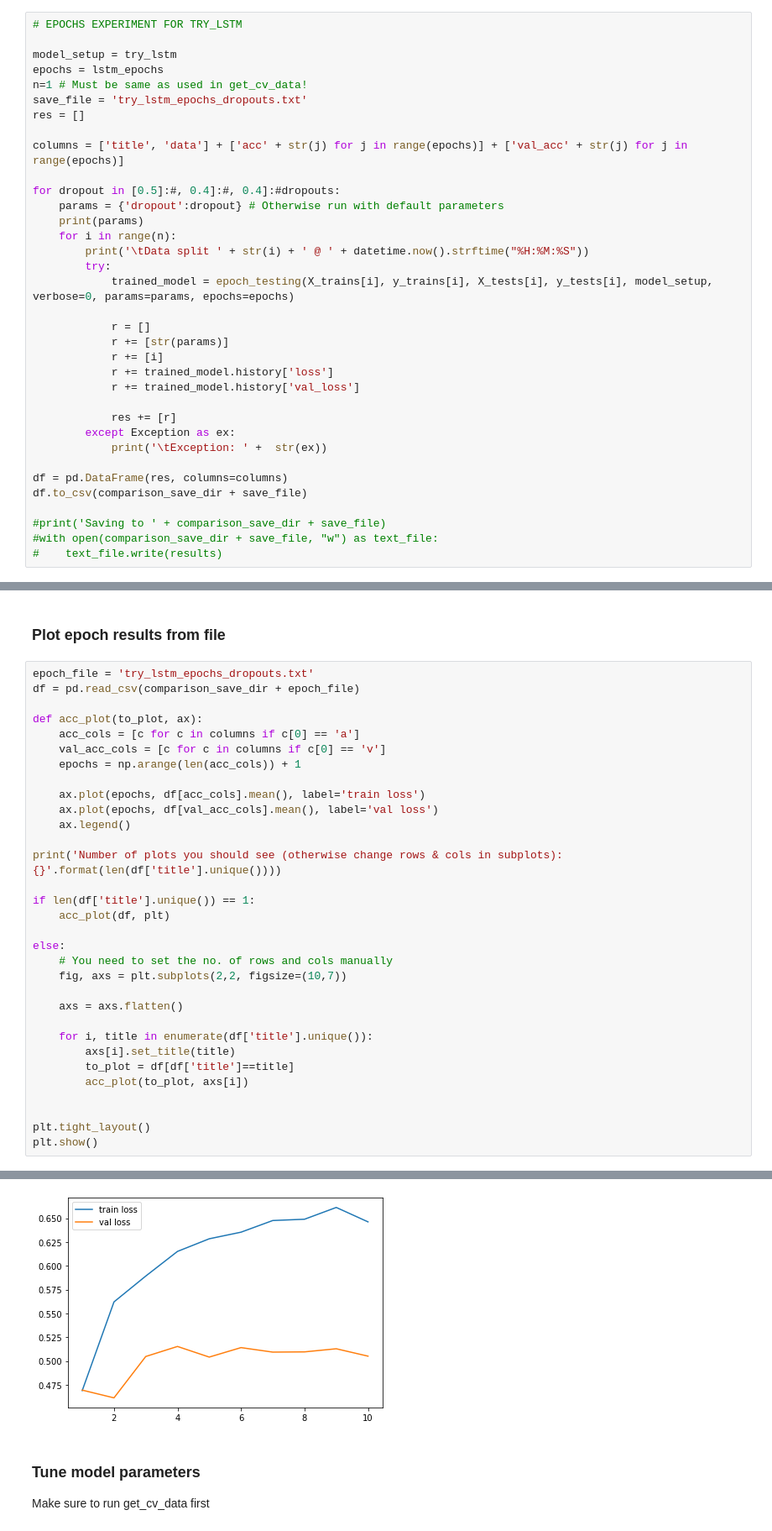
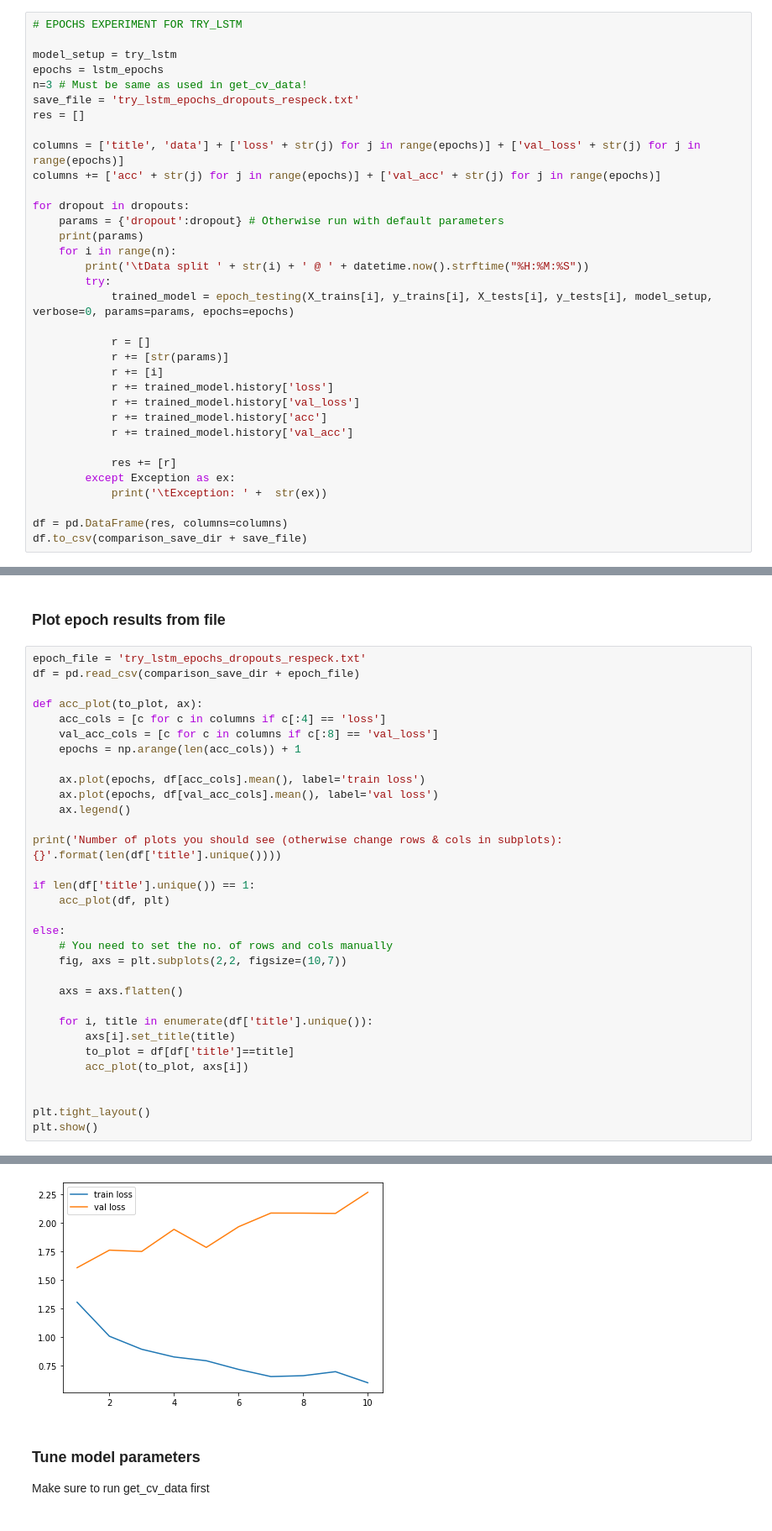
Before and after one commit to gwenty/pdiot-activity-tracker, a Jupyter notebook: ml/notebooks/03_training_full_model.ipynb, the cells around one changed output, grey strips where cells are left out. Shown at 84% size. Saved outputs shown, nothing was run; the diff lists cells and outputs as text.

Commit message:
Also save acc in epochs

```diff
--- a/ml/notebooks/03_training_full_model.ipynb
+++ b/ml/notebooks/03_training_full_model.ipynb
@@ -787,13 +787,14 @@ Make sure that the model setup function has defaults specified for everything!
 
 model_setup = try_lstm
 epochs = lstm_epochs
-n=1 # Must be same as used in get_cv_data!
-save_file = 'try_lstm_epochs_dropouts.txt'
+n=3 # Must be same as used in get_cv_data!
+save_file = 'try_lstm_epochs_dropouts_respeck.txt'
 res = []
 
-columns = ['title', 'data'] + ['acc' + str(j) for j in range(epochs)] + ['val_acc' + str(j) for j in range(epochs)]
+columns = ['title', 'data'] + ['loss' + str(j) for j in range(epochs)] + ['val_loss' + str(j) for j in range(epochs)]
+columns += ['acc' + str(j) for j in range(epochs)] + ['val_acc' + str(j) for j in range(epochs)]
 
-for dropout in [0.5]:#, 0.4]:#, 0.4]:#dropouts:
+for dropout in dropouts:
     params = {'dropout':dropout} # Otherwise run with default parameters
     print(params)
     for i in range(n):
@@ -806,6 +807,8 @@ for dropout in [0.5]:#, 0.4]:#, 0.4]:#dropouts:
             r += [i]
             r += trained_model.history['loss']
             r += trained_model.history['val_loss']
+            r += trained_model.history['acc']
+            r += trained_model.history['val_acc']
 
             res += [r]
         except Exception as ex:
@@ -813,8 +816,4 @@ for dropout in [0.5]:#, 0.4]:#, 0.4]:#dropouts:
 
 df = pd.DataFrame(res, columns=columns)
 df.to_csv(comparison_save_dir + save_file)
-
-#print('Saving to ' + comparison_save_dir + save_file)
-#with open(comparison_save_dir + save_file, "w") as text_file:
-#    text_file.write(results)
 # %% [output]
@@ -823,40 +824,40 @@ df.to_csv(comparison_save_dir + save_file)
 # %% [markdown]
 ### Plot epoch results from file
 # %%
-epoch_file = 'try_lstm_epochs_dropouts.txt'
+epoch_file = 'try_lstm_epochs_dropouts_respeck.txt'
 df = pd.read_csv(comparison_save_dir + epoch_file)
 
 def acc_plot(to_plot, ax):
-    acc_cols = [c for c in columns if c[0] == 'a']
-    val_acc_cols = [c for c in columns if c[0] == 'v']
+    acc_cols = [c for c in columns if c[:4] == 'loss']
+    val_acc_cols = [c for c in columns if c[:8] == 'val_loss']
     epochs = np.arange(len(acc_cols)) + 1
 
     ax.plot(epochs, df[acc_cols].mean(), label='train loss')
     ax.plot(epochs, df[val_acc_cols].mean(), label='val loss')
     ax.legend()
 
 print('Number of plots you should see (otherwise change rows & cols in subplots): {}'.format(len(df['title'].unique())))
 
 if len(df['title'].unique()) == 1:
     acc_plot(df, plt)
 
 else:
     # You need to set the no. of rows and cols manually
     fig, axs = plt.subplots(2,2, figsize=(10,7))
 
     axs = axs.flatten()
 
     for i, title in enumerate(df['title'].unique()):
         axs[i].set_title(title)
         to_plot = df[df['title']==title]
         acc_plot(to_plot, axs[i])
 
 
 plt.tight_layout()
 plt.show()
 # %% [output]
 Number of plots you should see (otherwise change rows & cols in subplots): 1
-[figure, old version]
+[figure, new version]
 # %% [markdown]
 ### Tune model parameters
 
```
Also changed, not shown: parts of 2 cells of this notebook.
